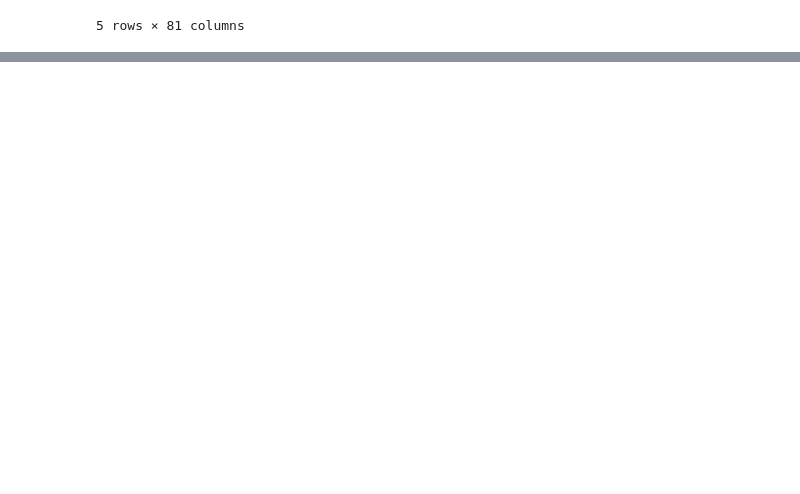
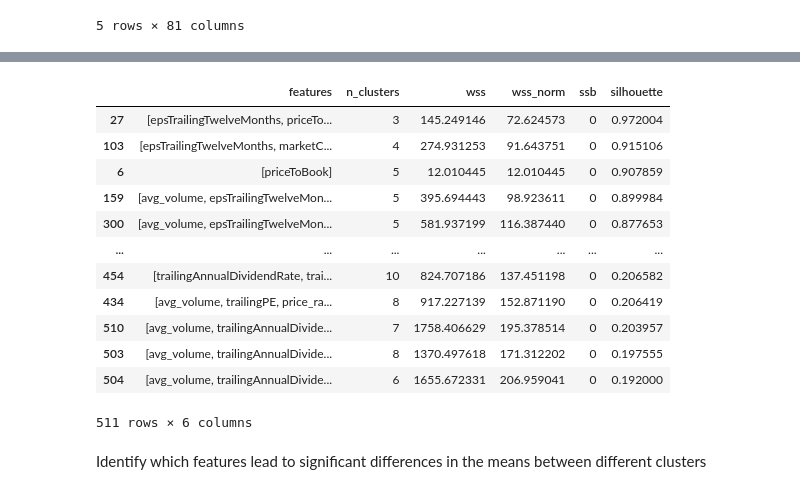
Before and after one commit to Acusick1/StockBot, a Jupyter notebook: notebooks/clustering.ipynb, the cells around one changed output, grey strips where cells are left out. Cells and saved outputs as stored; diff of their text form; code cells hidden in the pictures; blank space fills up the shorter version.

```diff
--- a/notebooks/clustering.ipynb
+++ b/notebooks/clustering.ipynb
@@ -108,0 +130,32 @@ plt.show()
+# %%
+results = []
+
+for combo in tqdm(combinations_to_test):
+
+    X = features[list(combo)].values
+
+    scaler = StandardScaler()
+    X_scaled = scaler.fit_transform(X)
+
+    kmeans = KMeans(n_init="auto", random_state=42)
+    kmeans_visual = KElbowVisualizer(kmeans, k=(2, 16)).fit(X_scaled)
+
+    kmeans.n_clusters = kmeans_visual.elbow_value_
+    kmeans = kmeans.fit(X_scaled)
+
+    # Calculate metrics
+    wss = kmeans.inertia_
+    ssb = 0 # calc_ssb(kmeans, X_scaled)
+    silhouette = silhouette_score(X_scaled, kmeans.labels_)
+
+    # add results to dataframe
+    results.append({
+        'features': list(combo),
+        'n_clusters': kmeans.n_clusters,
+        'wss': wss,
+        'wss_norm': wss / len(combo),
+        'ssb': ssb,
+        'silhouette': silhouette
+    })
+
+results_df = pd.DataFrame(results)
@@ -108,0 +164,3 @@ plt.show()
+# %%
+results_df = results_df.sort_values(by='silhouette', ascending=False)
+results_df.head()
@@ -108,0 +231,18 @@ plt.show()
+# %%
+results_df
+# %% [output]
+|  | features | n_clusters | wss | wss_norm | ssb | silhouette |
+| 27 | [epsTrailingTwelveMonths, priceTo... | 3 | 145.249146 | 72.624573 | 0 | 0.972004 |
+| 103 | [epsTrailingTwelveMonths, marketC... | 4 | 274.931253 | 91.643751 | 0 | 0.915106 |
+| 6 | [priceToBook] | 5 | 12.010445 | 12.010445 | 0 | 0.907859 |
+| 159 | [avg_volume, epsTrailingTwelveMon... | 5 | 395.694443 | 98.923611 | 0 | 0.899984 |
+| 300 | [avg_volume, epsTrailingTwelveMon... | 5 | 581.937199 | 116.387440 | 0 | 0.877653 |
+| ... | ... | ... | ... | ... | ... | ... |
+| 454 | [trailingAnnualDividendRate, trai... | 10 | 824.707186 | 137.451198 | 0 | 0.206582 |
+| 434 | [avg_volume, trailingPE, price_ra... | 8 | 917.227139 | 152.871190 | 0 | 0.206419 |
+| 510 | [avg_volume, trailingAnnualDivide... | 7 | 1758.406629 | 195.378514 | 0 | 0.203957 |
+| 503 | [avg_volume, trailingAnnualDivide... | 8 | 1370.497618 | 171.312202 | 0 | 0.197555 |
+| 504 | [avg_volume, trailingAnnualDivide... | 6 | 1655.672331 | 206.959041 | 0 | 0.192000 |
+511 rows × 6 columns
+# %% [markdown]
+Identify which features lead to significant differences in the means between different clusters
```
Also changed, not shown: parts of 15 cells of this notebook.
